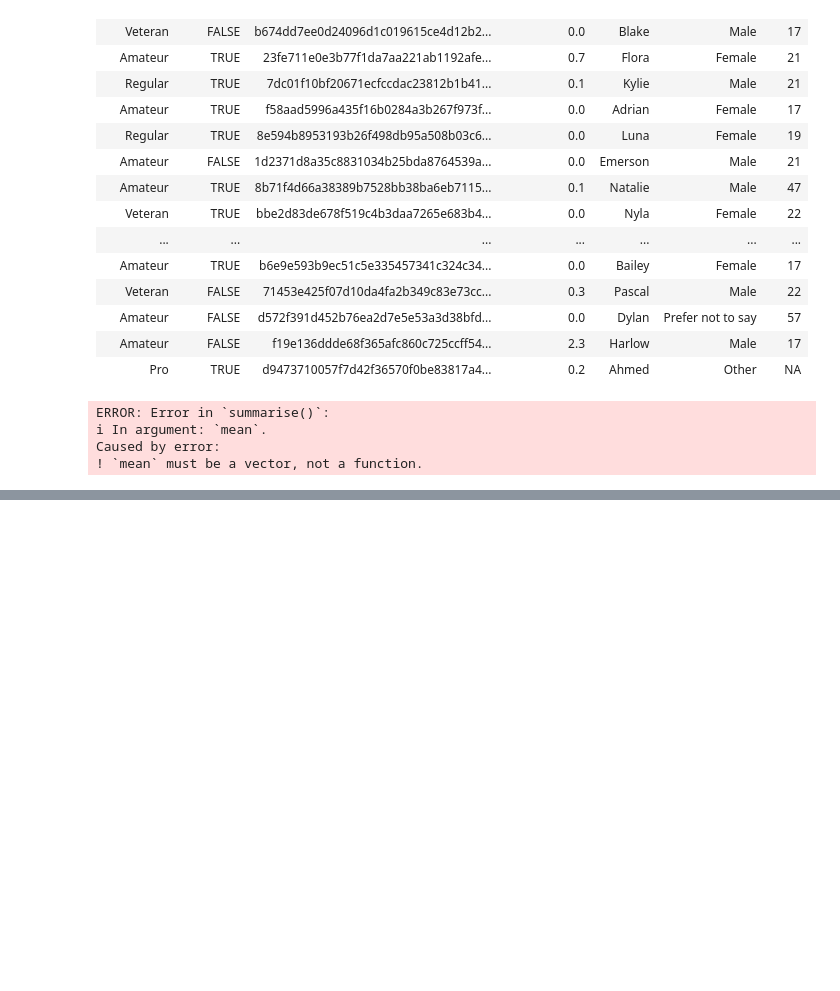
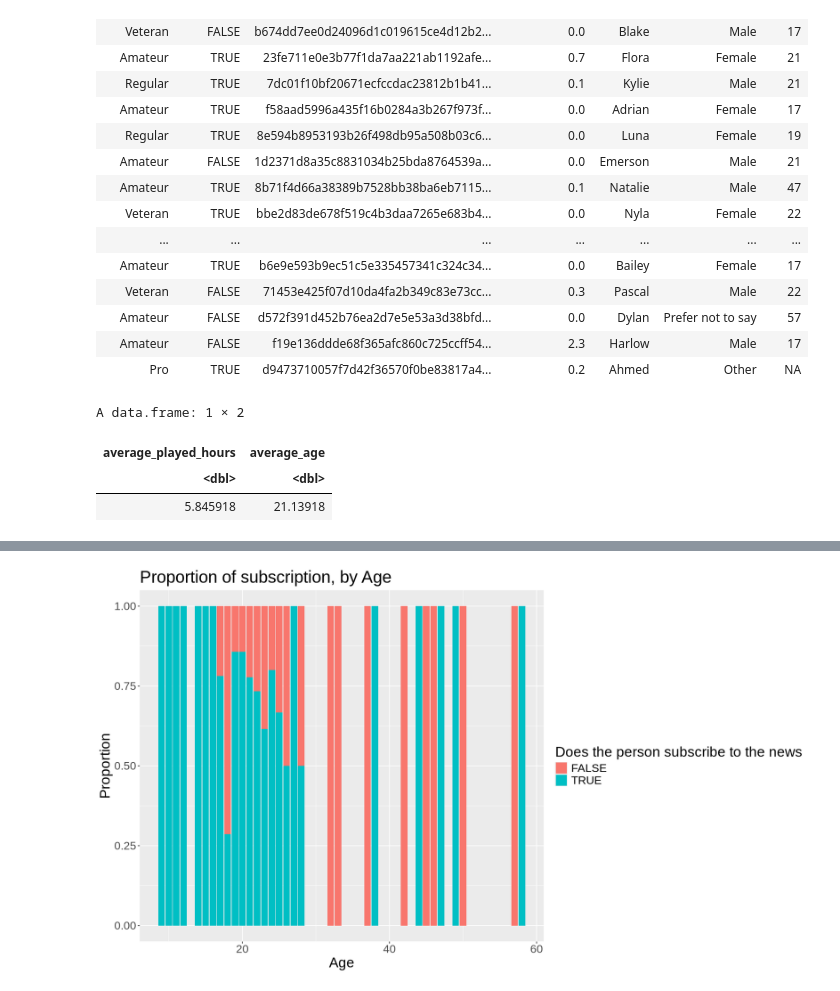
Before and after one commit to emilily10/ds_indivisual_project, a Jupyter notebook: indivisual project.ipynb, the cells around one changed output, grey strips where cells are left out. Saved outputs shown, nothing was run; the diff lists cells and outputs as text; code cells hidden in the pictures; blank space fills up the shorter version.

Commit message:
Add visualization in part 3

```diff
--- a/indivisual project.ipynb
+++ b/indivisual project.ipynb
@@ -129,11 +129,23 @@ A data.frame: 196 × 7
 numeric_vars <- players |>
 select(played_hours, Age)
 mean_table <- numeric_vars |>
-  summarise(mean, na.rm = TRUE)
-
+  summarise(average_played_hours = mean(played_hours, na.rm = TRUE),
+    average_age = mean(Age, na.rm = TRUE))
 mean_table
 # %% [output]
-ERROR: Error in `summarise()`:
-ℹ In argument: `mean`.
-Caused by error:
-! `mean` must be a vector, not a function.
+A data.frame: 1 × 2
+| average_played_hours | average_age |
+| <dbl> | <dbl> |
+| 5.845918 | 21.13918 |
+# %%
+options(repr.plot.width = 14, repr.plot.height = 8)
+age_plot <- players |>
+  ggplot(aes(x = Age, fill = factor(subscribe))) +
+  geom_bar(position = 'fill') +
+  xlab('Age') +
+  ylab('Proportion') +
+  labs(fill = "Does the person subscribe to the news") +
+  ggtitle('Proportion of subscription, by Age') +
+  theme(text = element_text(size = 20))
+age_plot
+# %% [output]
@@ -139,0 +154 @@ Caused by error:
+[figure, added]
```
Also changed, not shown: parts of 3 cells of this notebook.
